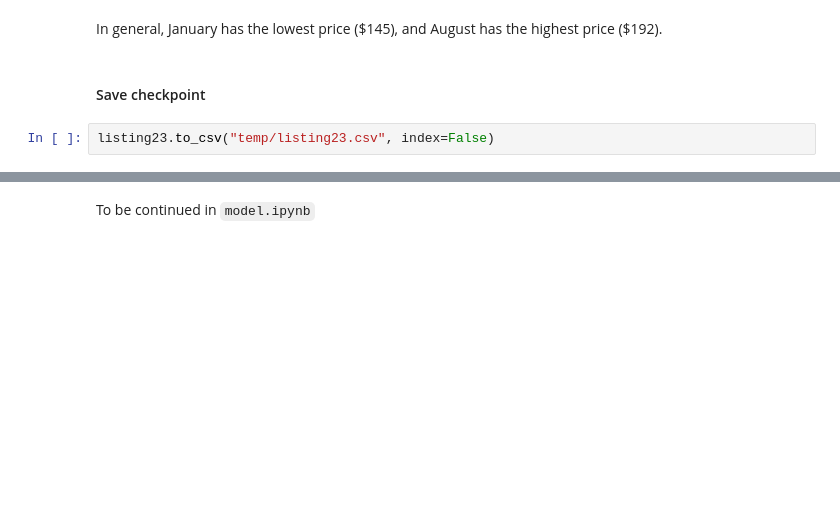
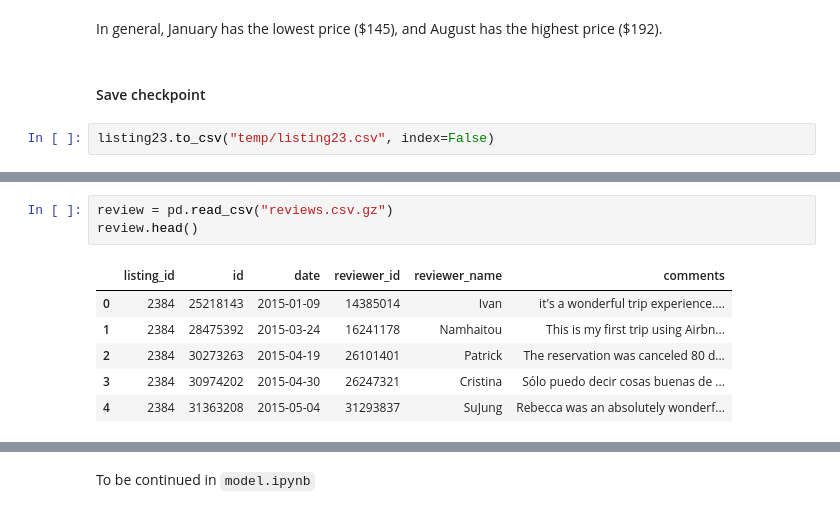
Before and after one commit to angang-li/airbnb_data_analysis, a Jupyter notebook: explore_part2.ipynb, the cells around one changed output, grey strips where cells are left out. Cells and saved outputs as stored; diff of their text form; blank space fills up the shorter version.

```diff
--- a/explore_part2.ipynb
+++ b/explore_part2.ipynb
@@ -333,0 +349,10 @@ listing23.to_csv("temp/listing23.csv", index=False)
+# %%
+review = pd.read_csv("reviews.csv.gz")
+review.head()
+# %% [output]
+|  | listing_id | id | date | reviewer_id | reviewer_name | comments |
+| 0 | 2384 | 25218143 | 2015-01-09 | 14385014 | Ivan | it's a wonderful trip experience.... |
+| 1 | 2384 | 28475392 | 2015-03-24 | 16241178 | Namhaitou | This is my first trip using Airbn... |
+| 2 | 2384 | 30273263 | 2015-04-19 | 26101401 | Patrick | The reservation was canceled 80 d... |
+| 3 | 2384 | 30974202 | 2015-04-30 | 26247321 | Cristina | Sólo puedo decir cosas buenas de ... |
+| 4 | 2384 | 31363208 | 2015-05-04 | 31293837 | SuJung | Rebecca was an absolutely wonderf... |
```
Also changed, not shown: parts of 12 cells of this notebook.
